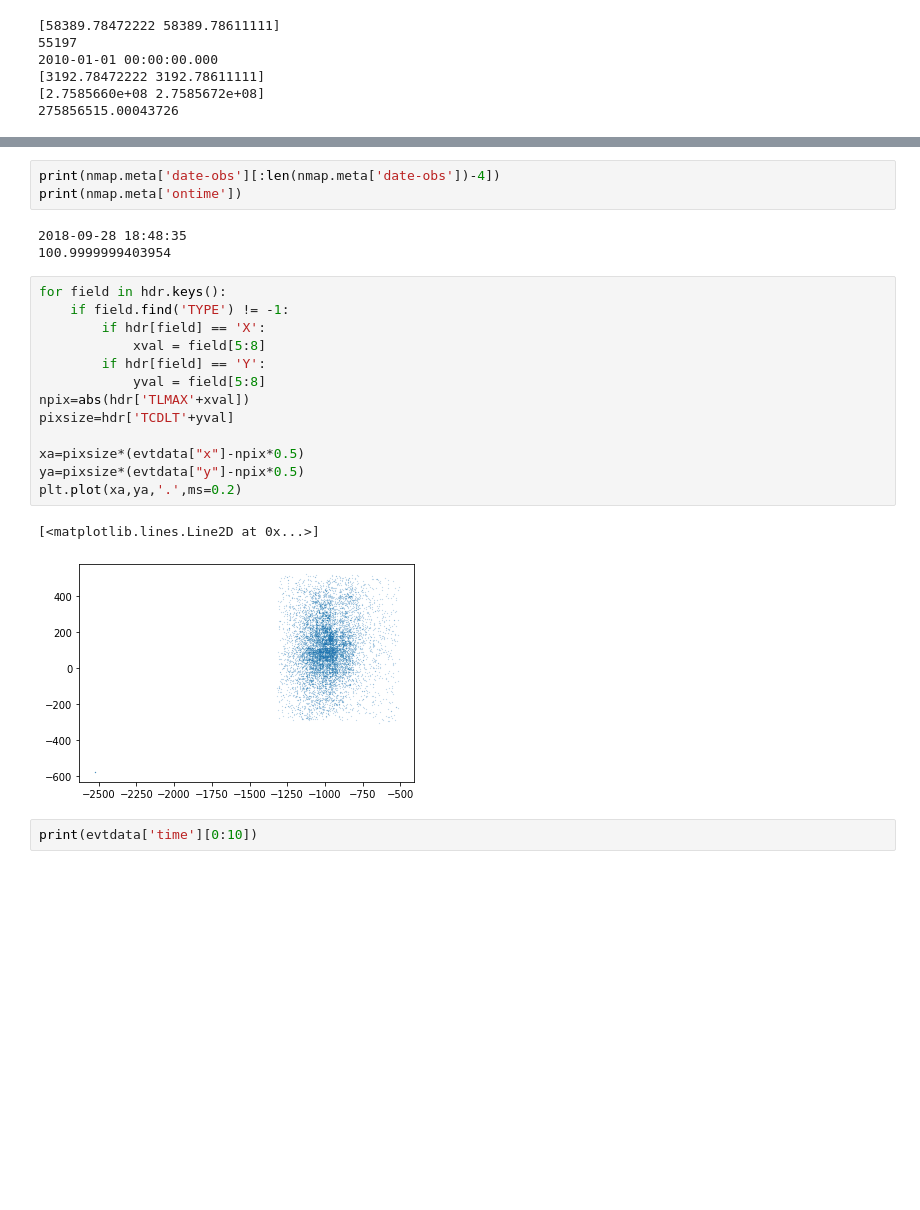
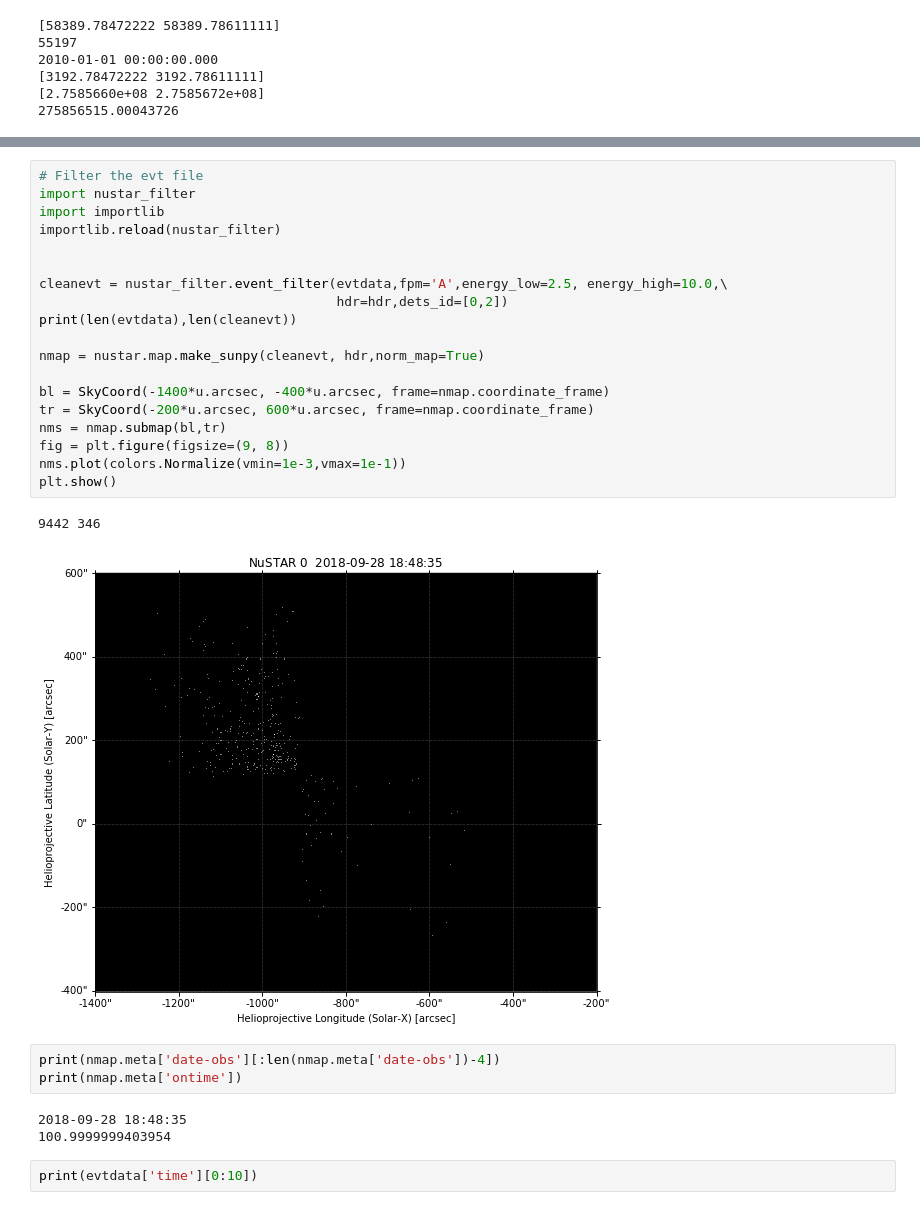
Before and after one commit to ianan/nustar_sac, a Jupyter notebook: python/nstest_sunpyv2.ipynb, the cells around one changed output, grey strips where cells are left out. Cells and saved outputs as stored; diff of their text form; blank space fills up the shorter version.

```diff
--- a/python/nstest_sunpyv2.ipynb
+++ b/python/nstest_sunpyv2.ipynb
@@ -118,25 +113,31 @@ print(nmap.max())
+# %%
+# Filter the evt file
+import nustar_filter
+import importlib
+importlib.reload(nustar_filter)
+
+
+cleanevt = nustar_filter.event_filter(evtdata,fpm='A',energy_low=2.5, energy_high=10.0,\
+                                      hdr=hdr,dets_id=[0,2])
+print(len(evtdata),len(cleanevt))
+
+nmap = nustar.map.make_sunpy(cleanevt, hdr,norm_map=True)
+
+bl = SkyCoord(-1400*u.arcsec, -400*u.arcsec, frame=nmap.coordinate_frame)
+tr = SkyCoord(-200*u.arcsec, 600*u.arcsec, frame=nmap.coordinate_frame)
+nms = nmap.submap(bl,tr)
+fig = plt.figure(figsize=(9, 8))
+nms.plot(colors.Normalize(vmin=1e-3,vmax=1e-1))
+plt.show()
+# %% [output]
+9442 346
+[figure, added]
 # %%
 print(nmap.meta['date-obs'][:len(nmap.meta['date-obs'])-4])
 print(nmap.meta['ontime'])
 # %% [output]
 2018-09-28 18:48:35
 100.9999999403954
-# %%
-for field in hdr.keys():
-    if field.find('TYPE') != -1:
-        if hdr[field] == 'X':
-            xval = field[5:8]
-        if hdr[field] == 'Y':
-            yval = field[5:8]
-npix=abs(hdr['TLMAX'+xval])
-pixsize=hdr['TCDLT'+yval]
-
-xa=pixsize*(evtdata["x"]-npix*0.5)
-ya=pixsize*(evtdata["y"]-npix*0.5)
-plt.plot(xa,ya,'.',ms=0.2)
-# %% [output]
-[<matplotlib.lines.Line2D at 0x...>]
-[figure, removed]
 # %%
 print(evtdata['time'][0:10])
 # %% [output]
```
Also changed, not shown: parts of 5 cells of this notebook, 1 other file.
